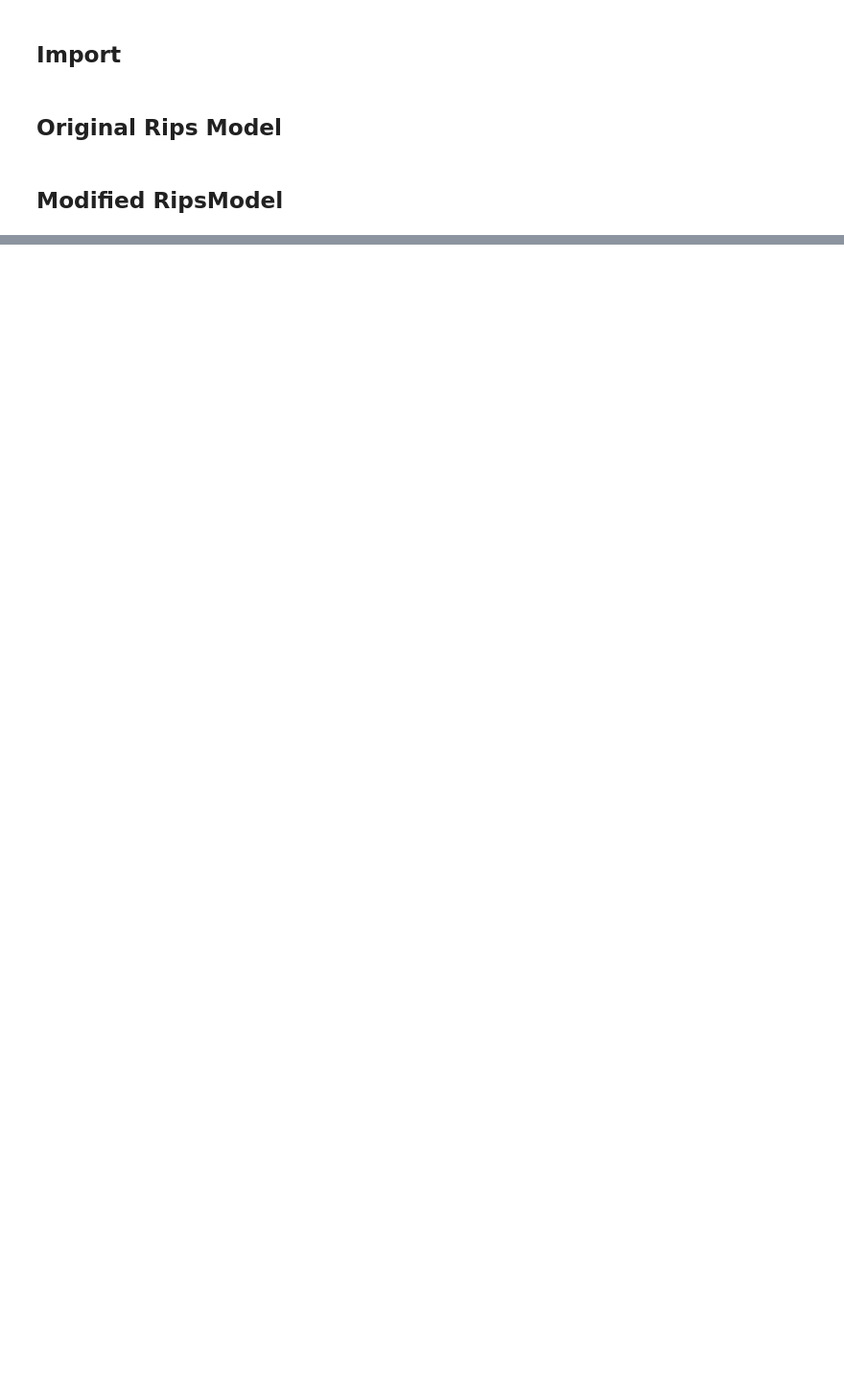
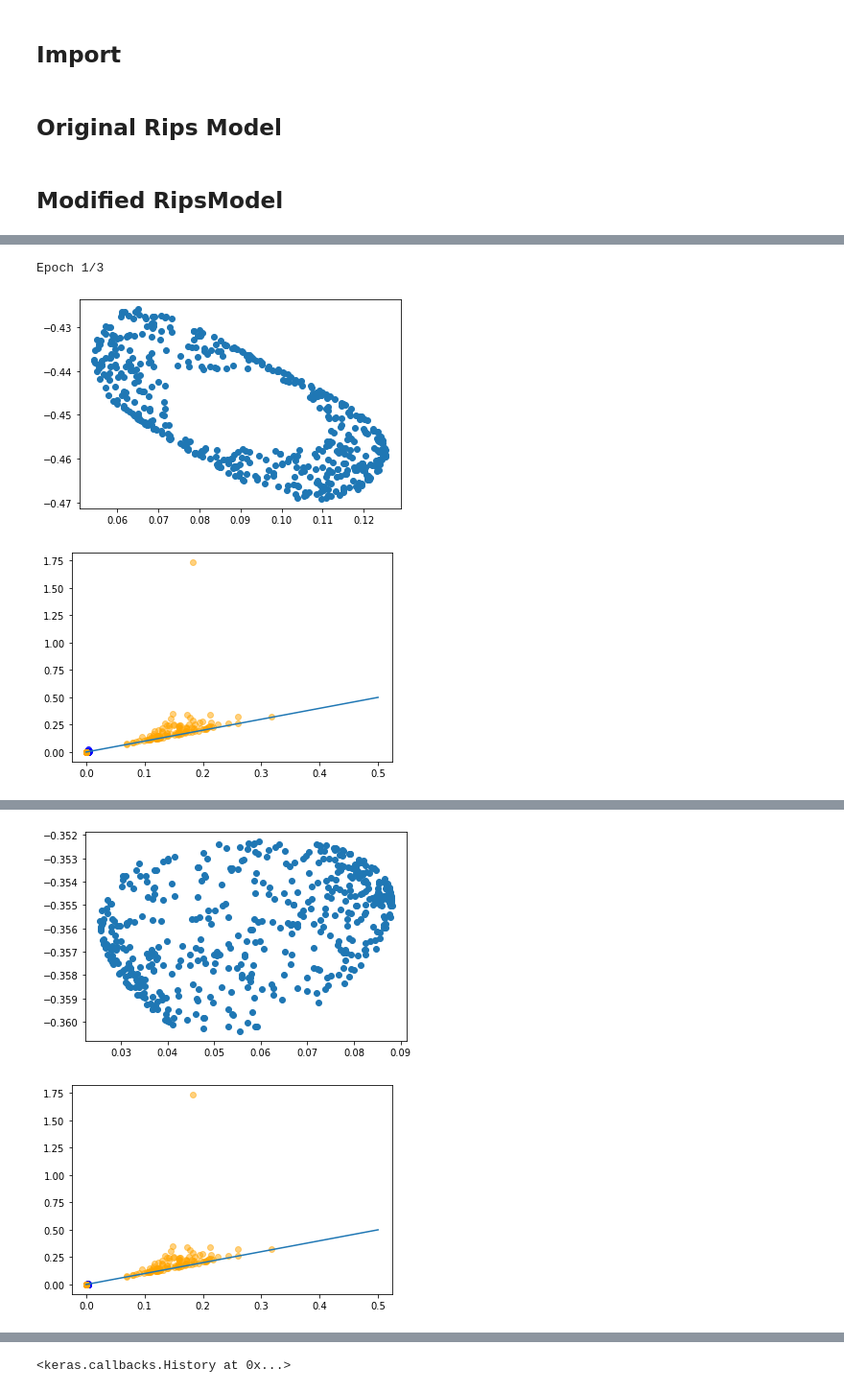
Before and after one commit to s-helal/pp-w-nn, a Jupyter notebook: NN.ipynb, the cells around one changed output, grey strips where cells are left out. Shown at 96% size. Drawn from its saved outputs; the diff is of its cells as text; code cells hidden in the pictures; blank space fills up the shorter version.

```diff
--- a/NN.ipynb
+++ b/NN.ipynb
@@ -352,0 +402,41 @@ Epoch 2/2
+# %%
+model = tf.keras.models.Sequential([
+        tf.keras.layers.Flatten(input_shape=(3, )),
+        tf.keras.layers.Dense(3, activation='sigmoid',
+                              kernel_initializer=initializers.RandomNormal(stddev=1),
+                              bias_initializer='ones'),
+        tf.keras.layers.Dense(3, activation='sigmoid'),
+        tf.keras.layers.Dense(3)
+        ])
+model.compile(loss=CustomAccuracy1(),optimizer = tf.keras.optimizers.Adam(
+    learning_rate=0.1, name='Adam'),
+              run_eagerly=True)
+model.fit(X, X,epochs=3,batch_size=n_samples)
+
+
+# number of epochs increase
+# increase learning rate (start with low -> run for a long time)
+# more depth (increase number of layers - layer size = 3 or 4)
+
+# tune network
+# sigmoid or relu
+# change initializer
+# verify output / sanity check
+# for something known as input we want something known as output
+# apply whitening
+# after try: multiply data by n_samples^(1/dim) # use input dim for input data and output dim for output data
+# (thermodynamic regime, nearest neighbours)
+
+# (if you increase sample size the scale should get smaller)
+
+# 1/sqrt(n) * const
+# scale so that marginal stdv is 1
+
+# apply whitening to both data so stdv is 1 (use builtin) # scipy.cluster.vq.whiten(obs, check_finite=True)
+# divide by stdv of each row
+
+# problem: what do w scale after projection
+# %% [output]
+Epoch 1/3
+[figure, added]
+[figure, added]
@@ -352,0 +445,2 @@ Epoch 2/2
+[figure, added]
+[figure, added]
@@ -353,3 +452,4 @@ Epoch 2/2
+<keras.callbacks.History at 0x...>
 # %%
 model.predict(X)
 # %% [output]
```
Also changed, not shown: parts of 16 cells of this notebook.
